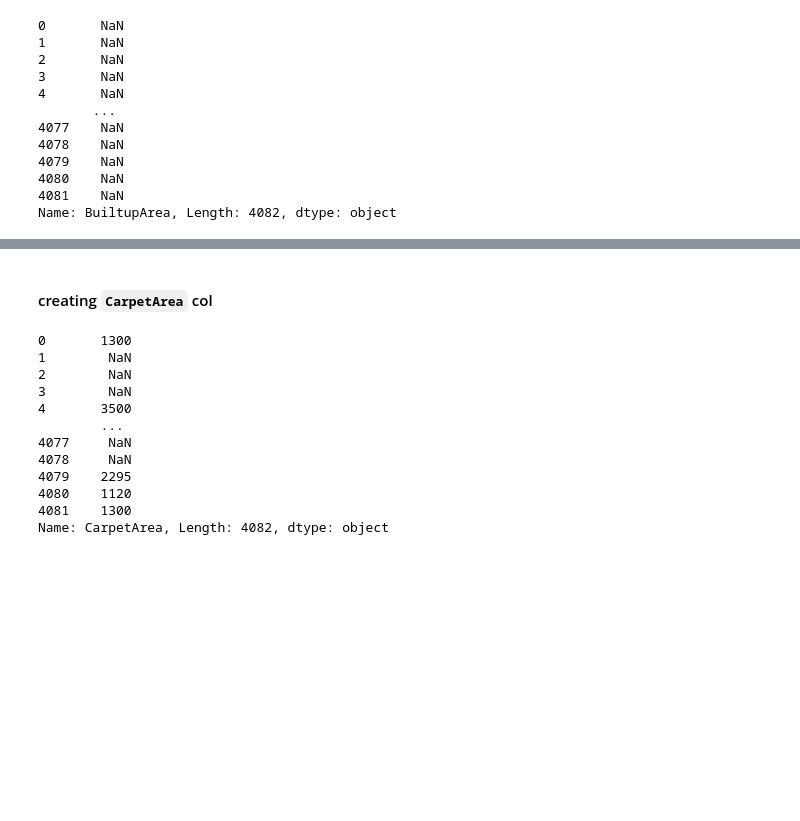
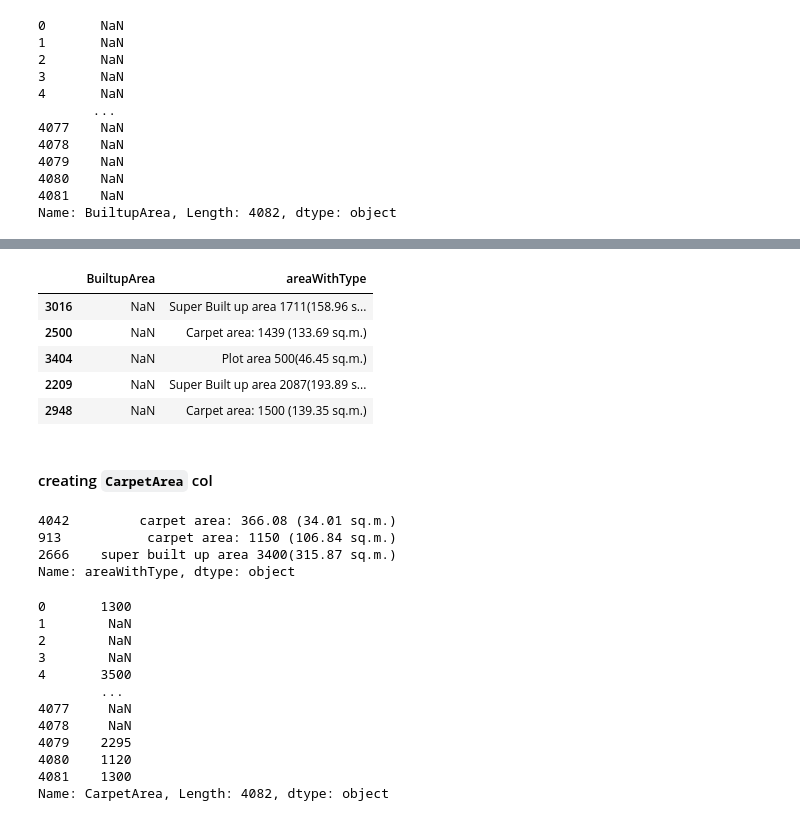
Before and after one commit to Sarvesh-Kesharwani/HousePrice_MegaProject, a Jupyter notebook: 2. data_cleaning/5. FEing next feature.ipynb, the cells around one changed output, grey strips where cells are left out. Cells and saved outputs as stored; diff of their text form; code cells hidden in the pictures; blank space fills up the shorter version.

```diff
--- a/2. data_cleaning/5. FEing next feature.ipynb
+++ b/2. data_cleaning/5. FEing next feature.ipynb
@@ -75,5 +129,21 @@ Name: BuiltupArea, Length: 4082, dtype: object
+# %%
+data[data['BuiltupArea'].isna()][['BuiltupArea', 'areaWithType']].sample(5)
+# %% [output]
+|  | BuiltupArea | areaWithType |
+| 3016 | NaN | Super Built up area 1711(158.96 s... |
+| 2500 | NaN | Carpet area: 1439 (133.69 sq.m.) |
+| 3404 | NaN | Plot area 500(46.45 sq.m.) |
+| 2209 | NaN | Super Built up area 2087(193.89 s... |
+| 2948 | NaN | Carpet area: 1500 (139.35 sq.m.) |
 # %% [markdown]
 #### creating `CarpetArea` col
+# %%
+data['areaWithType'].str.lower().str.strip().sample(3)
+# %% [output]
+4042         carpet area: 366.08 (34.01 sq.m.)
+913           carpet area: 1150 (106.84 sq.m.)
+2666    super built up area 3400(315.87 sq.m.)
+Name: areaWithType, dtype: object
 # %%
 data['CarpetArea'] = data['areaWithType'].str.lower().str.strip().str.extract(r'carpet area\s*:\s*(\d+\.?\d*)')
 data['CarpetArea']
```
Also changed, not shown: parts of 25 cells of this notebook.
